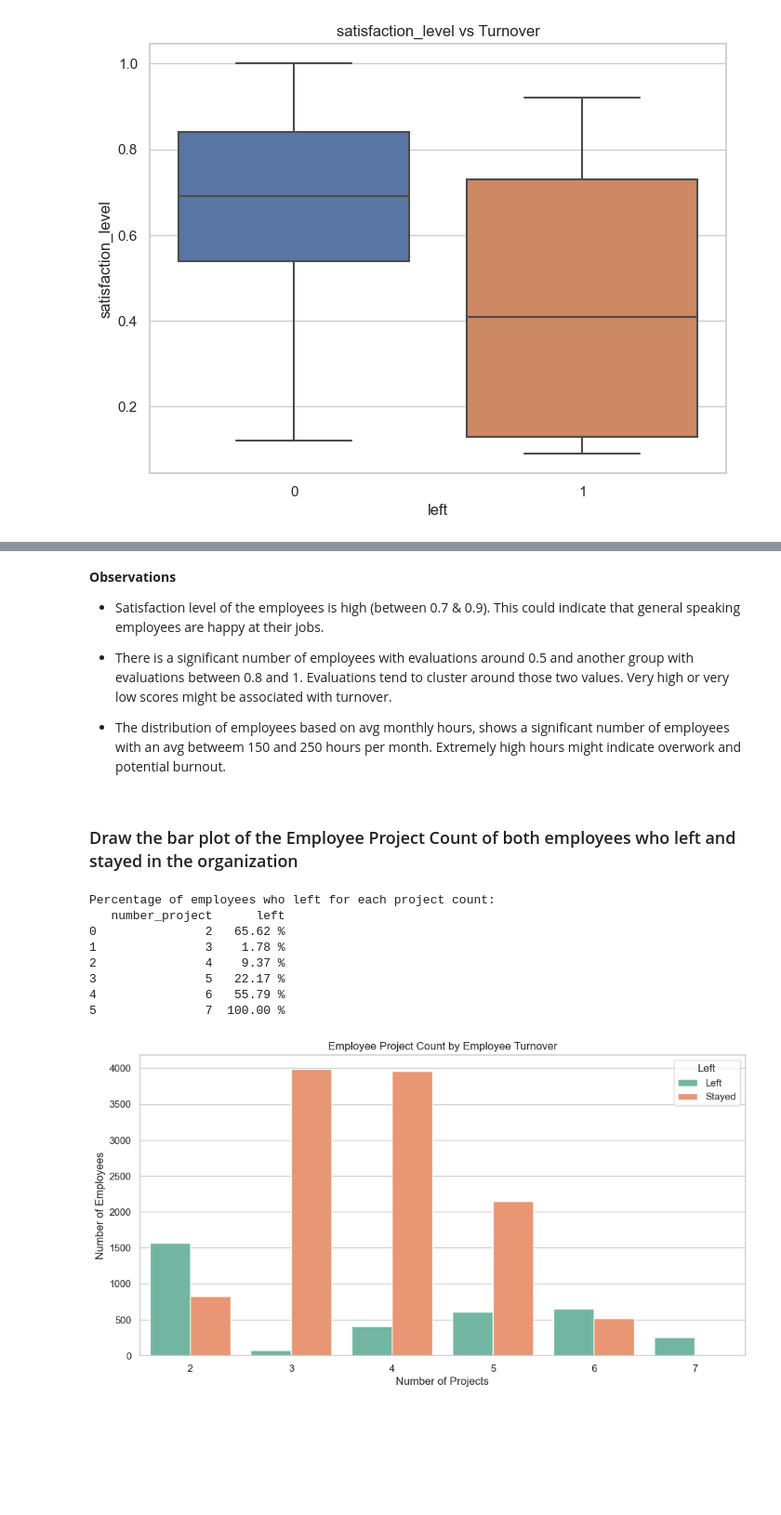
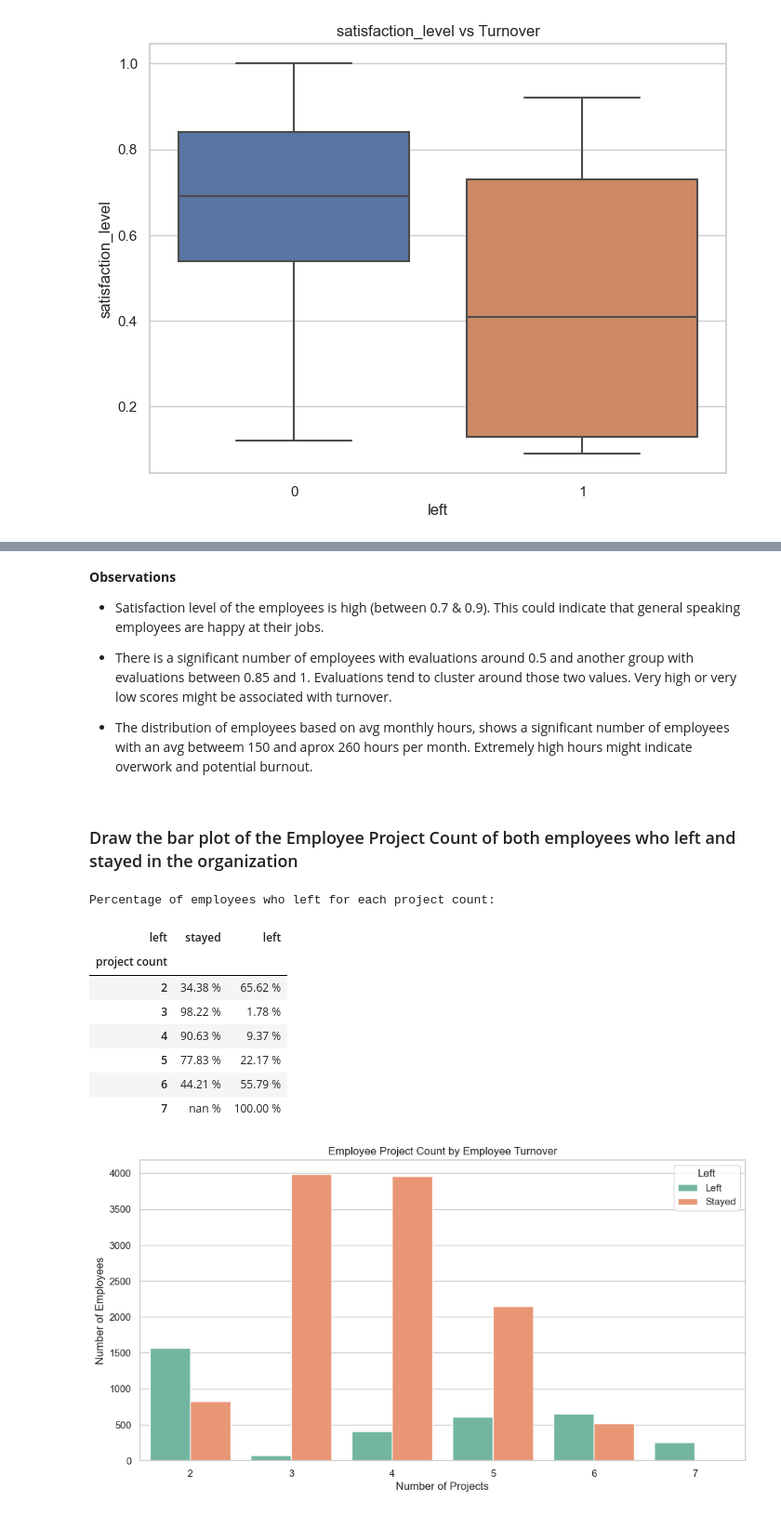
Before and after one commit to karmenatwork/4_CB_employees_turnover, a Jupyter notebook: main.ipynb, the cells around one changed output, grey strips where cells are left out. Shown at 93% size. Saved outputs shown, nothing was run; the diff lists cells and outputs as text; code cells hidden in the pictures; blank space fills up the shorter version.

```diff
--- a/main.ipynb
+++ b/main.ipynb
@@ -258,28 +298,34 @@ __Observations__
 
 - Satisfaction level of the employees is high (between 0.7 & 0.9). This could indicate that general speaking employees are happy at their jobs.
 
-- There is a significant number of employees with evaluations around 0.5 and another group with evaluations between 0.8 and 1. Evaluations tend to cluster around those two values. Very high or very low scores might be associated with turnover.
+- There is a significant number of employees with evaluations around 0.5 and another group with evaluations between 0.85 and 1. Evaluations tend to cluster around those two values. Very high or very low scores might be associated with turnover.
 
-- The distribution of employees based on avg monthly hours,  shows a significant number of employees with an avg betweem 150 and 250 hours per month. Extremely high hours might indicate overwork and potential burnout.
+- The distribution of employees based on avg monthly hours,  shows a significant number of employees with an avg betweem 150 and aprox 260 hours per month. Extremely high hours might indicate overwork and potential burnout.
 # %% [markdown]
 ###  Draw the bar plot of the Employee Project Count of both employees who left and stayed in the organization
 # %%
 ## Based on feature 'number_project'
 # Calculate percentages for each project count
 project_counts = df.groupby(['number_project', 'left']).size().unstack()
-# project_percentages = project_counts.div(project_counts.sum(axis=1), axis=0) * 100
-project_percentages_1 =  df.groupby(['number_project'])['left'].mean().apply(lambda x: '{:,.2f} %'.format(x * 100)).reset_index()
+project_percentages = project_counts.div(project_counts.sum(axis=1), axis=0) * 100
+# project_percentages_1 =  df.groupby(['number_project'])['left'].mean().apply(lambda x: '{:,.2f} %'.format(x * 100)).reset_index()
 print("Percentage of employees who left for each project count:")
-print(project_percentages_1)
+# print(project_percentages_1)
+# # project_percentages.reset_index().rename(columns={0: 'stayed', 1: 'left'})
+project_turnover_df = project_percentages.reset_index(names= 'project count').rename(columns={0: 'stayed', 1: 'left'})
+project_turnover_df['stayed'] = project_turnover_df['stayed'].apply(lambda x: '{:,.2f} %'.format(x))
+project_turnover_df['left'] = project_turnover_df['left'].apply(lambda x: '{:,.2f} %'.format(x))
+project_turnover_df.set_index('project count')
 # %% [output]
 Percentage of employees who left for each project count:
-   number_project      left
-0               2   65.62 %
-1               3    1.78 %
-2               4    9.37 %
-3               5   22.17 %
-4               6   55.79 %
-5               7  100.00 %
+| left | stayed | left |
+| project count |  |  |
+| 2 | 34.38 % | 65.62 % |
+| 3 | 98.22 % | 1.78 % |
+| 4 | 90.63 % | 9.37 % |
+| 5 | 77.83 % | 22.17 % |
+| 6 | 44.21 % | 55.79 % |
+| 7 | nan % | 100.00 % |
 # %%
 import seaborn as sns
 import matplotlib.pyplot as plt
```
Also changed, not shown: parts of 19 cells of this notebook, 1 other file.
